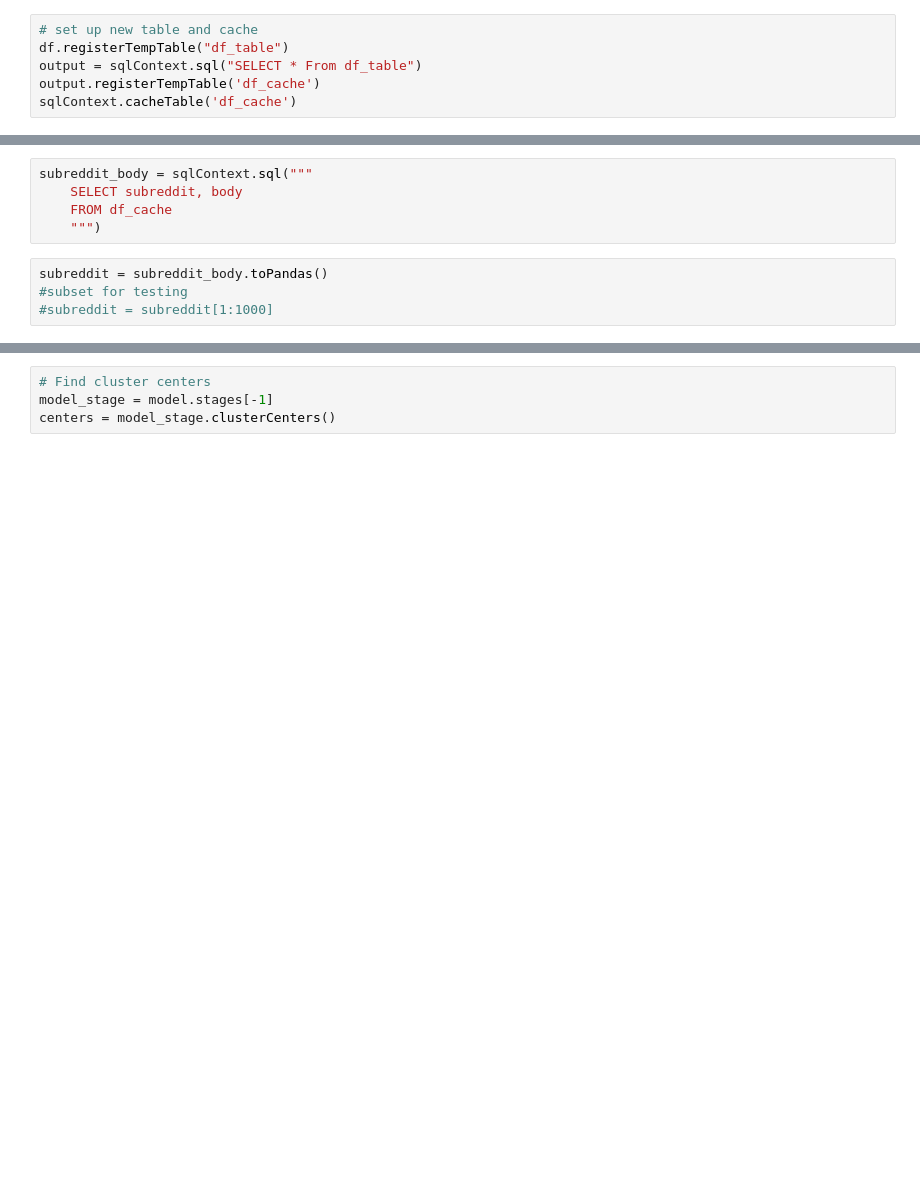
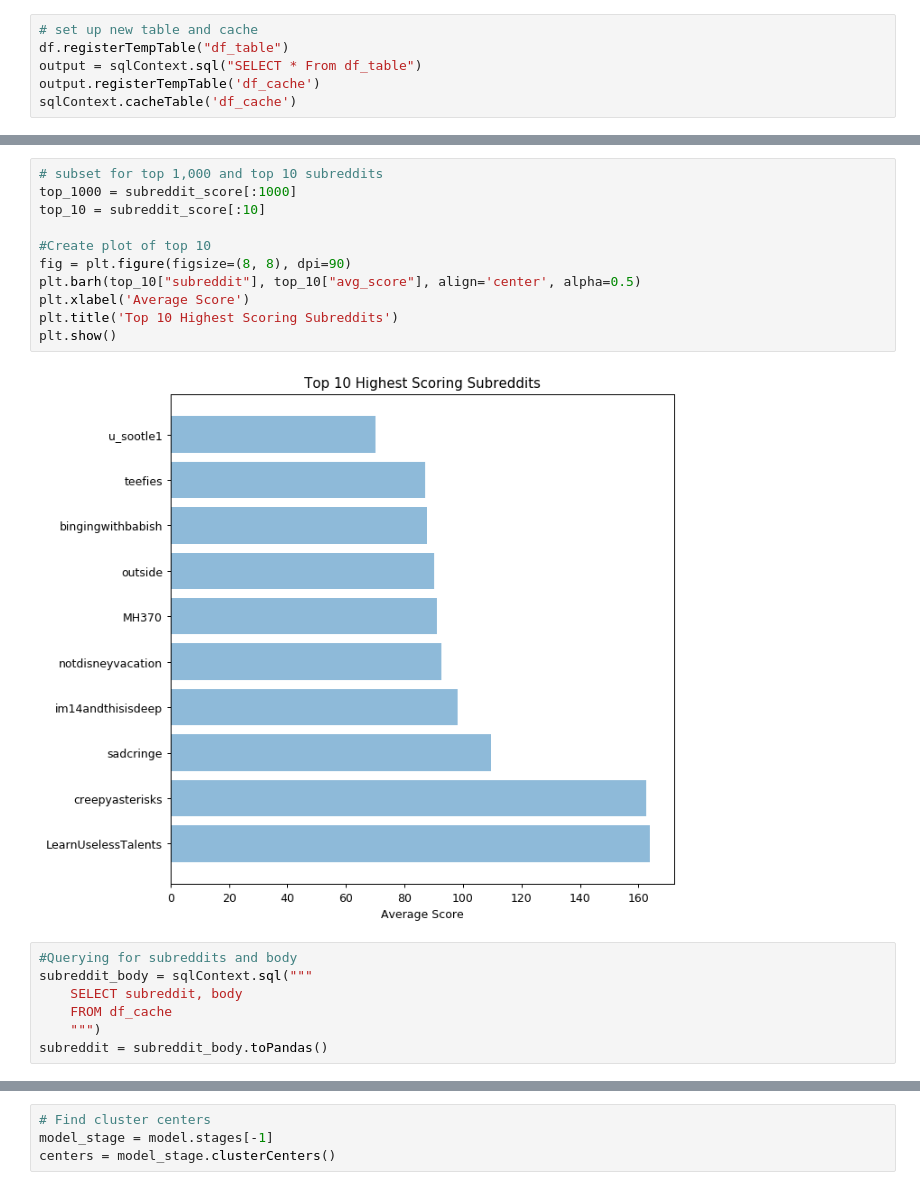
Before and after one commit to kateschulz/ANLY-502, a Jupyter notebook: Exploratory.ipynb, the cells around one changed output, grey strips where cells are left out. Cells and saved outputs as stored; diff of their text form; blank space fills up the shorter version.

```diff
--- a/Exploratory.ipynb
+++ b/Exploratory.ipynb
@@ -64,9 +85,20 @@ sqlContext.cacheTable('df_cache')
+# %%
+# subset for top 1,000 and top 10 subreddits
+top_1000 = subreddit_score[:1000]
+top_10 = subreddit_score[:10]
+
+#Create plot of top 10
+fig = plt.figure(figsize=(8, 8), dpi=90)
+plt.barh(top_10["subreddit"], top_10["avg_score"], align='center', alpha=0.5)
+plt.xlabel('Average Score')
+plt.title('Top 10 Highest Scoring Subreddits')
+plt.show()
+# %% [output]
+[figure, added]
 # %%
+#Querying for subreddits and body
 subreddit_body = sqlContext.sql("""
     SELECT subreddit, body
     FROM df_cache
     """)
+subreddit = subreddit_body.toPandas()
-# %%
-subreddit = subreddit_body.toPandas()
-#subset for testing
-#subreddit = subreddit[1:1000]
```
Also changed, not shown: parts of 25 cells of this notebook.
